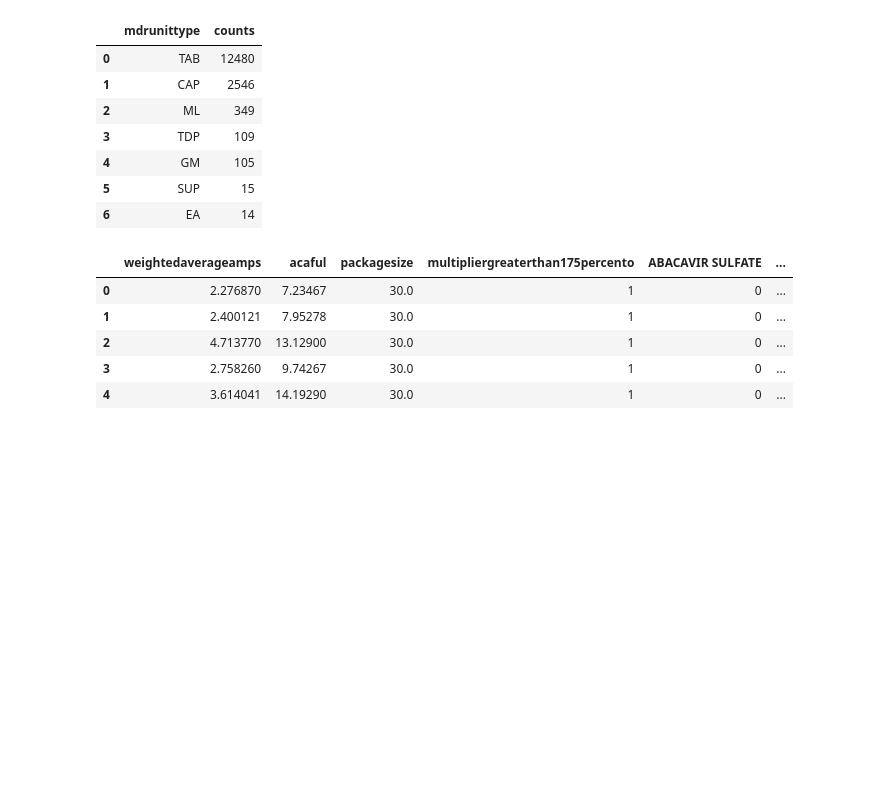
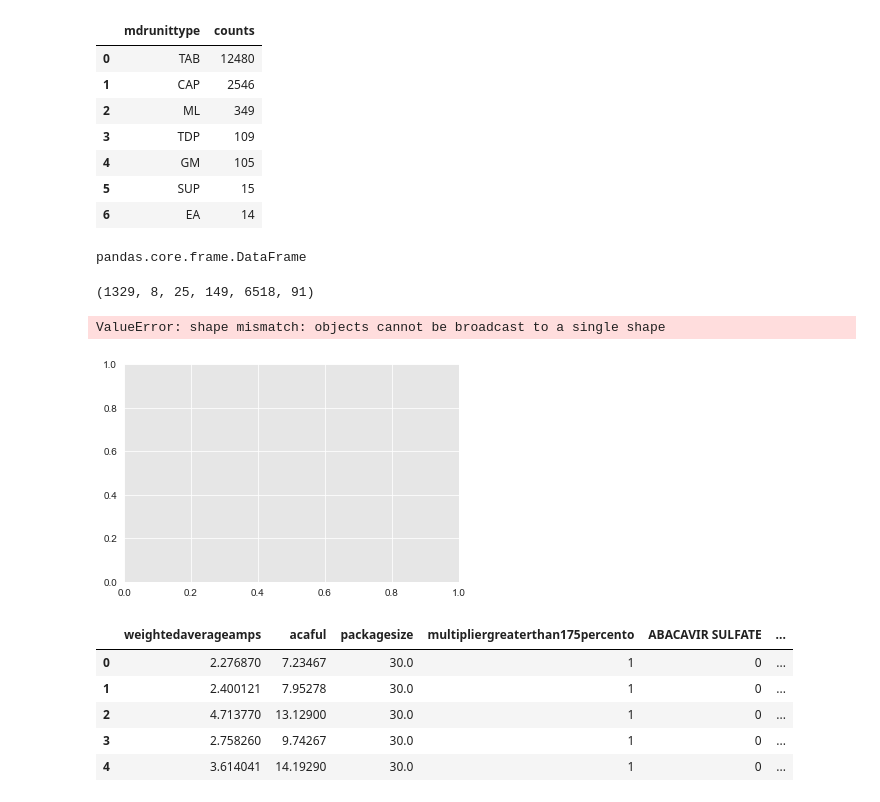
Before and after one commit to jjacisin/Mod_3_Project, a Jupyter notebook: Mod_3_Working_Notebook.ipynb, the cells around one changed output. Saved outputs shown, nothing was run; the diff lists cells and outputs as text; code cells hidden in the pictures; blank space fills up the shorter version.

Commit message:
adding built out logistic regression charts

```diff
--- a/Mod_3_Working_Notebook.ipynb
+++ b/Mod_3_Working_Notebook.ipynb
@@ -414,6 +415,41 @@ df4_mdrunittype_values
 | 4 | GM | 105 |
 | 5 | SUP | 15 |
 | 6 | EA | 14 |
+# %%
+unittype_viz = df4.groupby(["mdrunittype", "multipliergreaterthan175percento"]).size().reset_index(name="counts")
+type(unittype_viz)
+# %% [output]
+pandas.core.frame.DataFrame
+# %%
+tuple(unittype_viz.counts[unittype_viz.multipliergreaterthan175percento == 0])
+# %% [output]
+(1329, 8, 25, 149, 6518, 91)
+# %%
+N = len(list(set(unittype_viz.mdrunittype)))
+neg_instance = tuple(unittype_viz.counts[unittype_viz.multipliergreaterthan175percento == 0])
+
+fig, ax = plt.subplots()
+
+ind = np.arange(N)    # the x locations for the groups
+width = 0.35         # the width of the bars
+p1 = ax.bar(ind, neg_instance, width, color='r')
+
+
+pos_instance = tuple(unittype_viz.counts[unittype_viz.multipliergreaterthan175percento == 1])
+p2 = ax.bar(ind + width, pos_instance, width,
+            color='y')
+
+ax.set_title('MDRUNITTYPE')
+ax.set_xticks(ind + width / 2)
+ax.set_xticklabels(('Positive', 'Negative'))
+
+ax.legend((p1[0], p2[0]), ('Below 175% FUL', 'Above 175% FUL'))
+ax.autoscale_view()
+
+plt.show()
+# %% [output]
+ValueError: shape mismatch: objects cannot be broadcast to a single shape
+[figure, added]
 # %%
 df5 = pd.get_dummies(df4,columns=["dosage"])
 # %%
```
Also changed, not shown: parts of 39 cells of this notebook, 1 other file.
